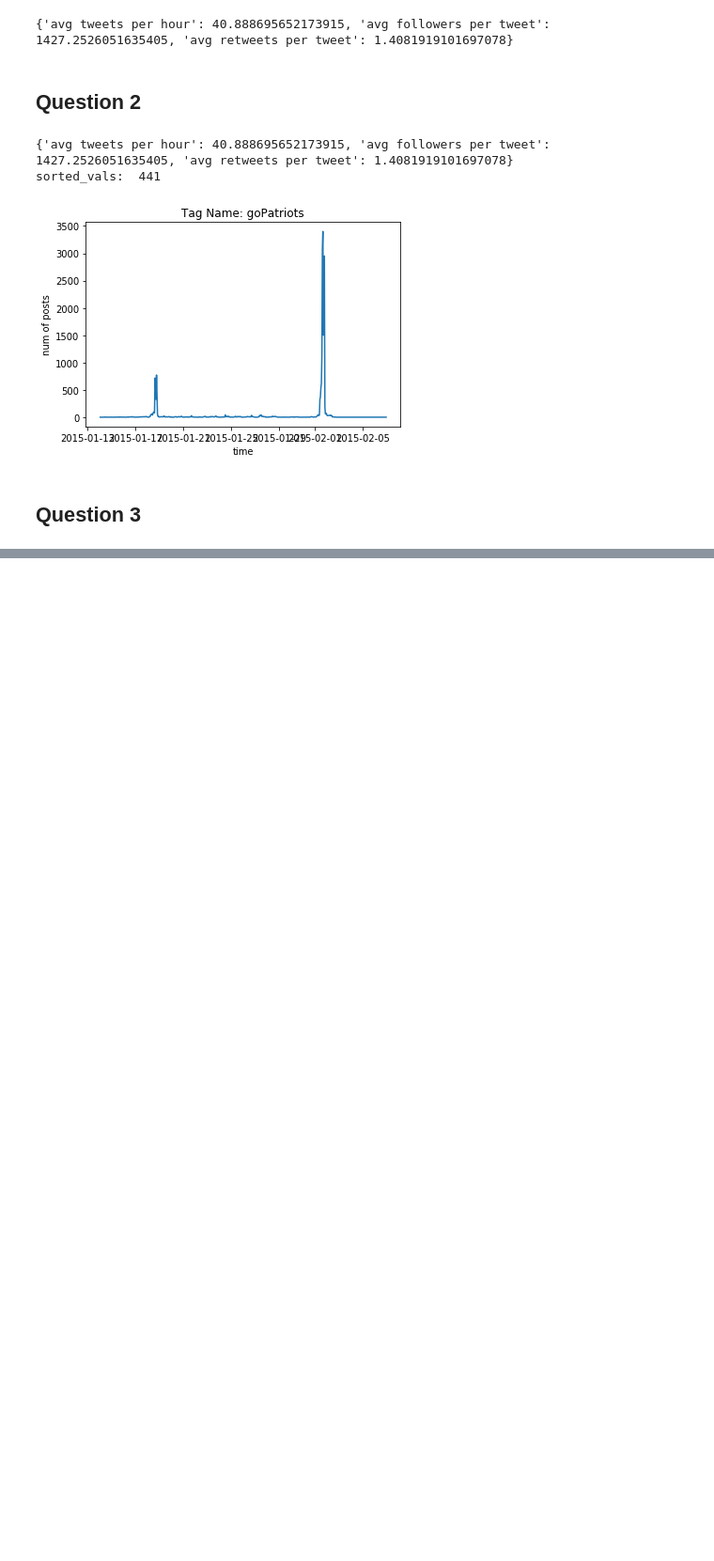
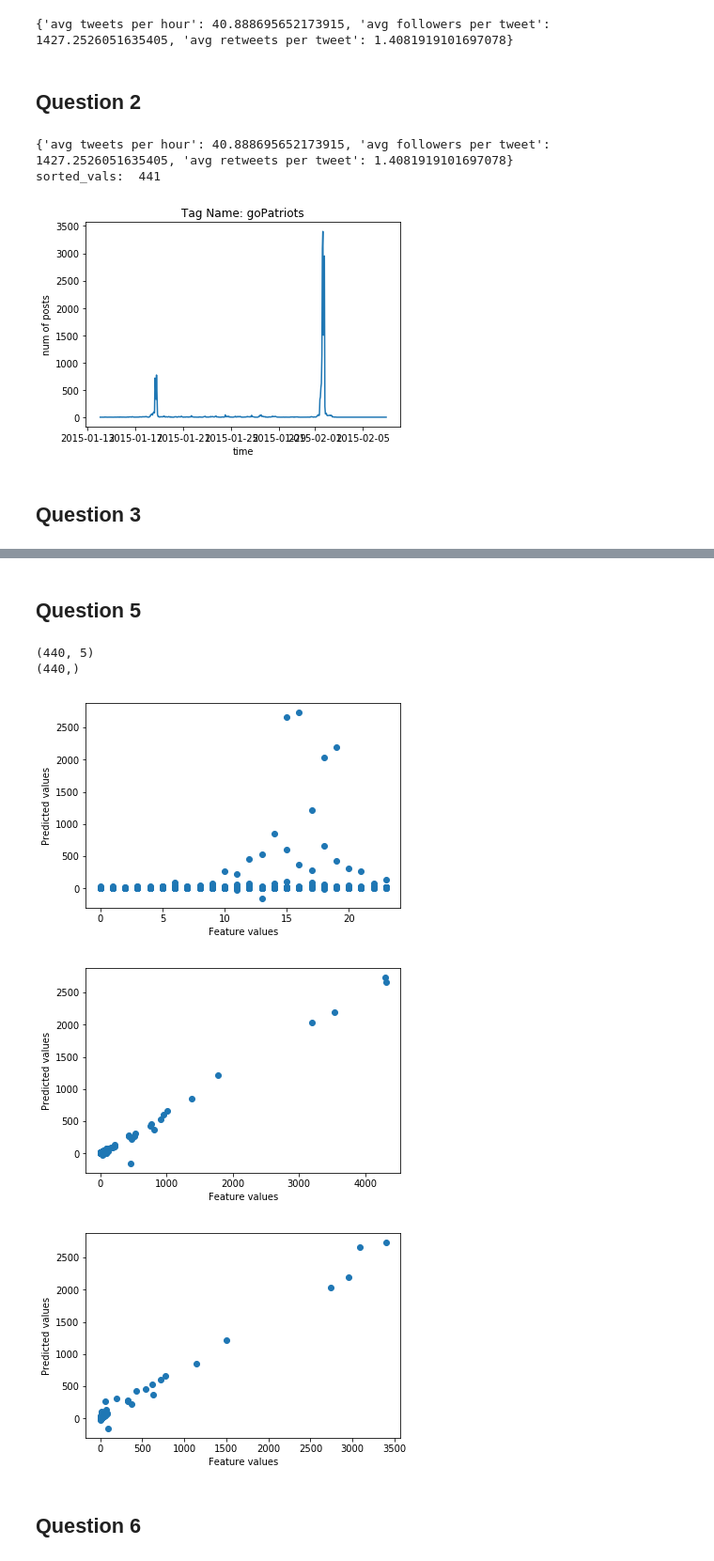
Before and after one commit to DanioPurdue/EE219Project-Analysis-On-Textual-Data, a Jupyter notebook: project5/EE219Project5.ipynb, the cells around one changed output, grey strips where cells are left out. Shown at 94% size. Drawn from its saved outputs; the diff is of its cells as text; code cells hidden in the pictures; blank space fills up the shorter version.

Commit message:
question 4 and 5 on gopatriots, need to change dataset

```diff
--- a/project5/EE219Project5.ipynb
+++ b/project5/EE219Project5.ipynb
@@ -181,7 +181,7 @@ def trainAndEvaluate(train_labels_pair):
     for i in range(3):
         print("feature:", feature_list[idx_pvals_pair[i][1]], ", P value:", idx_pvals_pair[i][0])
     print ("summary: ", res_vals.summary())
-    return
+    return np.array(pred_vals)
 # %%
 parsed_features = featureExtraction(json_gopatriots)
 train_labels_pair = convertDictToNumpy(parsed_features, feature_list)
@@ -206,0 +209,22 @@ strong multicollinearity or other numerical problems.
+# %%
+def featureExtractionCustomized(json_objects):
+    hr2feature = dict()
+    for i in range(len(json_objects)):
+        parsed_time = creationTimeParser(json_objects[i]['citation_date'])
+        if parsed_time in hr2feature:
+            hr2feature[parsed_time]["num_tweets"] += 1
+            hr2feature[parsed_time]["num_retweets"] += json_objects[i]['metrics']['citations']['total']
+            hr2feature[parsed_time]["num_followers"] += json_objects[i]['author']['followers']
+            hr2feature[parsed_time]["max_followers"] = max(hr2feature[parsed_time]["max_followers"], json_objects[i]['author']['followers'])
+        else:
+            hr2feature[parsed_time] = dict()
+            hr2feature[parsed_time]["hr_of_day"] = parsed_time.hour
+            hr2feature[parsed_time]["num_tweets"] = 1
+            hr2feature[parsed_time]["num_retweets"] = json_objects[i]['metrics']['citations']['total']
+            hr2feature[parsed_time]["num_followers"] = json_objects[i]['author']['followers']
+            hr2feature[parsed_time]["max_followers"] = json_objects[i]['author']['followers']
+    return hr2feature
+# %%
+parsed_features = featureExtractionCustomized(json_gopatriots)
+train_labels_pair = convertDictToNumpy(parsed_features, feature_list)
+pred_value = trainAndEvaluate(train_labels_pair)
@@ -206,0 +249,24 @@ strong multicollinearity or other numerical problems.
+# %% [markdown]
+## Question 5
+# %%
+def drawScatterPlots(feature_value, predicted_Y):
+    #Fitted values against true values
+    fig, ax = plt.subplots()
+    ax.scatter(x=feature_value, y= predicted_Y)
+    ax.set_xlabel('Feature values')
+    ax.set_ylabel('Predicted values')
+    plt.show()
+# %%
+print(train_labels_pair["features"].shape)
+print(pred_value.shape)
+drawScatterPlots(train_labels_pair["features"][:,0], pred_value)
+drawScatterPlots(train_labels_pair["features"][:,3], pred_value)
+drawScatterPlots(train_labels_pair["features"][:,4], pred_value)
+# %% [output]
+(440, 5)
+(440,)
+[figure, added]
+[figure, added]
+[figure, added]
+# %% [markdown]
+## Question 6
```
Also changed, not shown: parts of 3 cells of this notebook.
